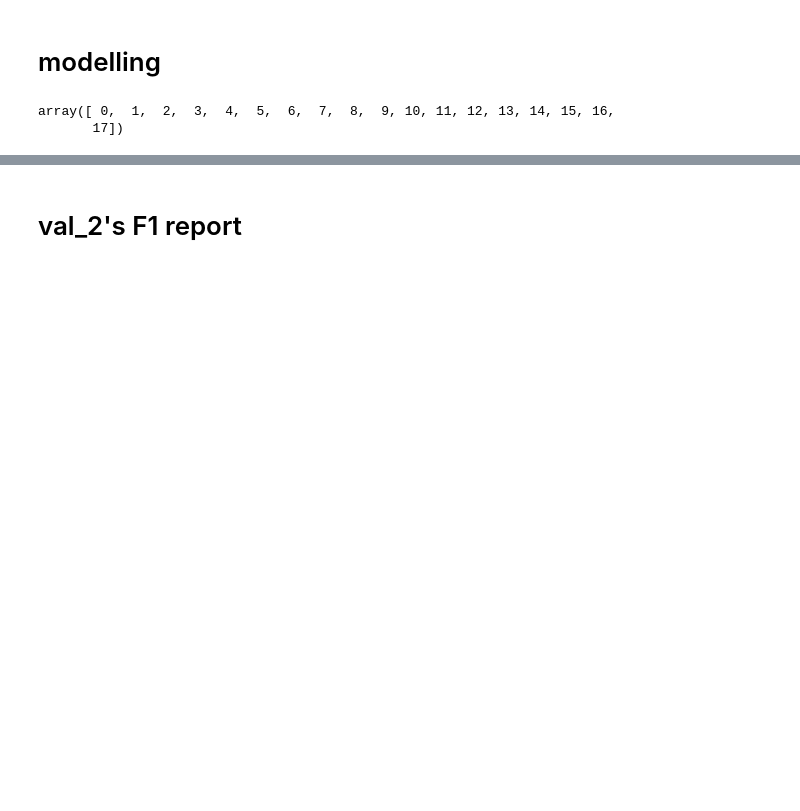
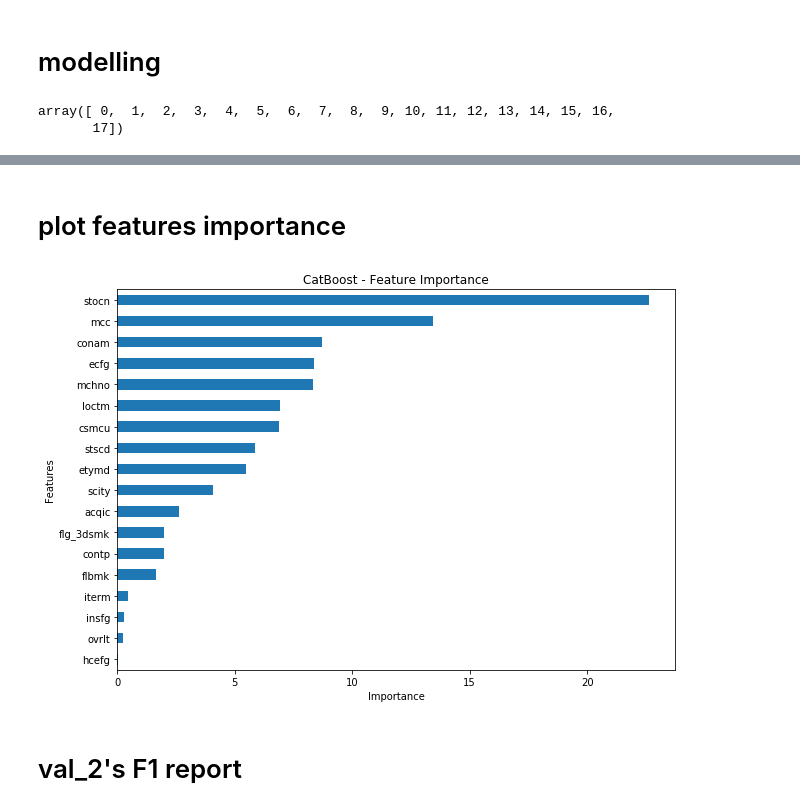
Before and after one commit to skywalker0803r/Ricky, a Jupyter notebook: 玉山銀行比賽_catboost.ipynb, the cells around one changed output, grey strips where cells are left out. Cells and saved outputs as stored; diff of their text form; code cells hidden in the pictures; blank space fills up the shorter version.

```diff
--- a/玉山銀行比賽_catboost.ipynb
+++ b/玉山銀行比賽_catboost.ipynb
@@ -205,3 +215,14 @@ Shrink model to first 369 iterations.
+# %% [markdown]
+# plot features importance
+# %%
+fea_imp = pd.DataFrame({'imp': model.feature_importances_, 'col': features})
+fea_imp = fea_imp.sort_values(['imp', 'col'], ascending=[True, False]).iloc[-30:]
+fea_imp.plot(kind='barh', x='col', y='imp', figsize=(10, 7), legend=None)
+plt.title('CatBoost - Feature Importance')
+plt.ylabel('Features')
+plt.xlabel('Importance');
+# %% [output]
+[figure, added]
 # %% [markdown]
 # val_2's F1 report
 # %%
```
Also changed, not shown: parts of 9 cells of this notebook.
